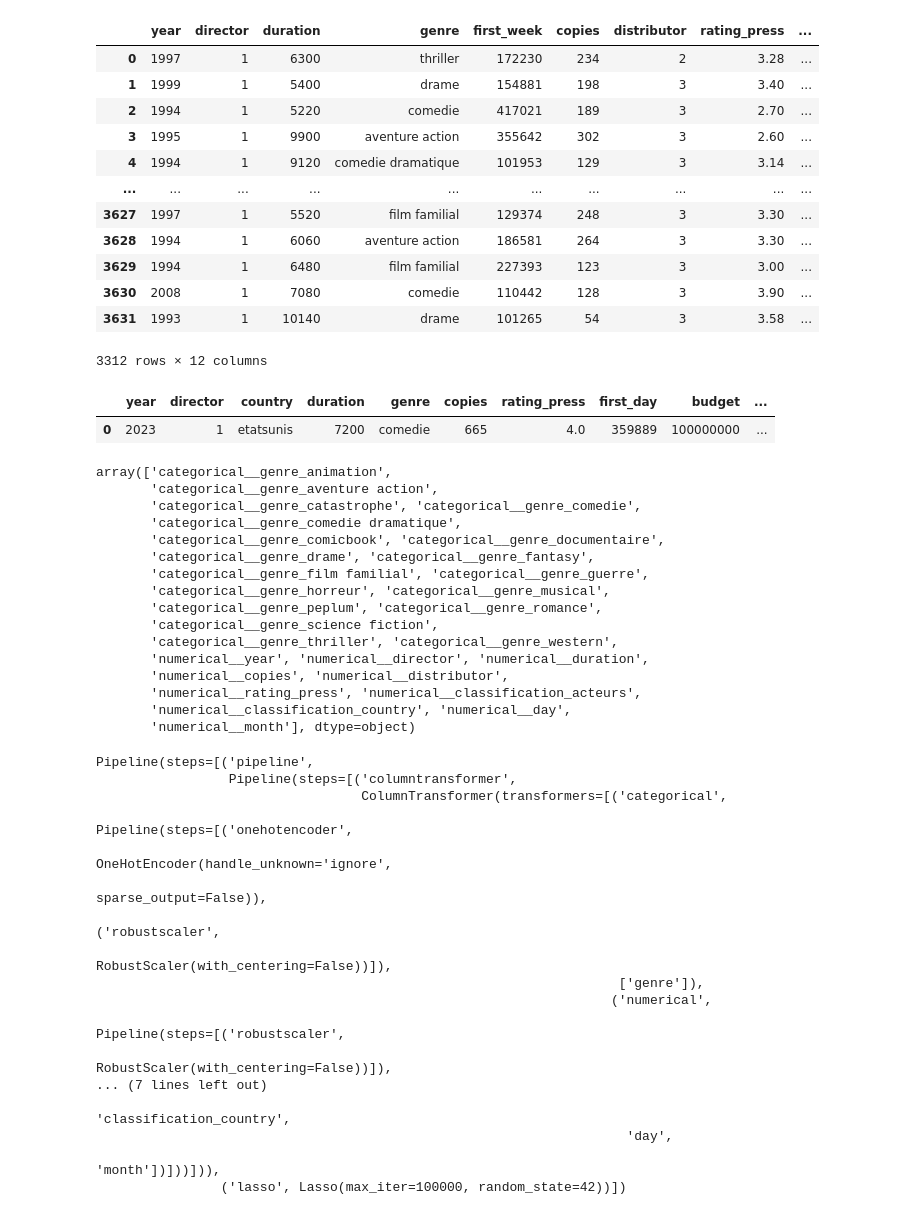
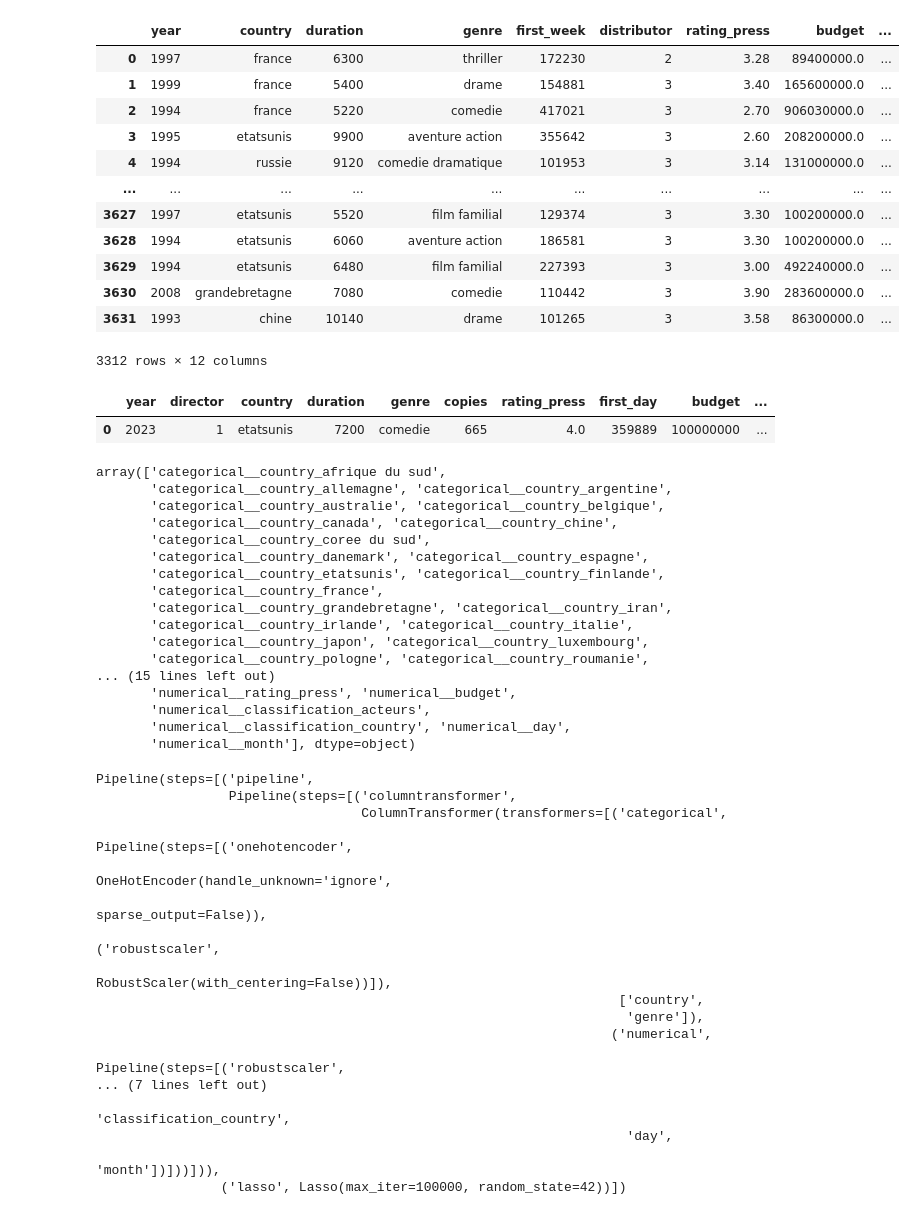
Before and after one commit to AFlo59/Brief_Popularity_Film, a Jupyter notebook: modelisation/model.ipynb, the cells around one changed output. Cells and saved outputs as stored; diff of their text form; code cells hidden in the pictures.

Commit message:
BF-41 score 20% sans copie

```diff
--- a/modelisation/model.ipynb
+++ b/modelisation/model.ipynb
@@ -11,24 +11,24 @@ from catboost import CatBoostClassifier
 # %%
 data_path = "Dataset_analyse.csv"
 df = pd.read_csv(data_path)
 
+df = df.drop(['score',"title","total_spectator",'director',"copies","hebdo_rank","first_day","first_weekend","rating_public","casting","visa","award","lang"], axis=1)
 df = df.dropna()
-df = df.drop(["title","total_spectator",'country',"hebdo_rank","first_day",'budget',"first_weekend","rating_public","casting","visa","award","lang"], axis=1)
 
 df
 # %% [output]
-|  | year | director | duration | genre | first_week | copies | distributor | rating_press | ... |
-| 0 | 1997 | 1 | 6300 | thriller | 172230 | 234 | 2 | 3.28 | ... |
-| 1 | 1999 | 1 | 5400 | drame | 154881 | 198 | 3 | 3.40 | ... |
-| 2 | 1994 | 1 | 5220 | comedie | 417021 | 189 | 3 | 2.70 | ... |
-| 3 | 1995 | 1 | 9900 | aventure action | 355642 | 302 | 3 | 2.60 | ... |
-| 4 | 1994 | 1 | 9120 | comedie dramatique | 101953 | 129 | 3 | 3.14 | ... |
+|  | year | country | duration | genre | first_week | distributor | rating_press | budget | ... |
+| 0 | 1997 | france | 6300 | thriller | 172230 | 2 | 3.28 | 89400000.0 | ... |
+| 1 | 1999 | france | 5400 | drame | 154881 | 3 | 3.40 | 165600000.0 | ... |
+| 2 | 1994 | france | 5220 | comedie | 417021 | 3 | 2.70 | 906030000.0 | ... |
+| 3 | 1995 | etatsunis | 9900 | aventure action | 355642 | 3 | 2.60 | 208200000.0 | ... |
+| 4 | 1994 | russie | 9120 | comedie dramatique | 101953 | 3 | 3.14 | 131000000.0 | ... |
 | ... | ... | ... | ... | ... | ... | ... | ... | ... | ... |
-| 3627 | 1997 | 1 | 5520 | film familial | 129374 | 248 | 3 | 3.30 | ... |
-| 3628 | 1994 | 1 | 6060 | aventure action | 186581 | 264 | 3 | 3.30 | ... |
-| 3629 | 1994 | 1 | 6480 | film familial | 227393 | 123 | 3 | 3.00 | ... |
-| 3630 | 2008 | 1 | 7080 | comedie | 110442 | 128 | 3 | 3.90 | ... |
-| 3631 | 1993 | 1 | 10140 | drame | 101265 | 54 | 3 | 3.58 | ... |
+| 3627 | 1997 | etatsunis | 5520 | film familial | 129374 | 3 | 3.30 | 100200000.0 | ... |
+| 3628 | 1994 | etatsunis | 6060 | aventure action | 186581 | 3 | 3.30 | 100200000.0 | ... |
+| 3629 | 1994 | etatsunis | 6480 | film familial | 227393 | 3 | 3.00 | 492240000.0 | ... |
+| 3630 | 2008 | grandebretagne | 7080 | comedie | 110442 | 3 | 3.90 | 283600000.0 | ... |
+| 3631 | 1993 | chine | 10140 | drame | 101265 | 3 | 3.58 | 86300000.0 | ... |
 3312 rows × 12 columns
 # %%
 data = {
@@ -78,20 +78,21 @@ my_final_pipeline.fit(X_train)
 feature_names = my_final_pipeline.get_feature_names_out(X.columns)
 feature_names
 # %% [output]
-array(['categorical__genre_animation',
-       'categorical__genre_aventure action',
-       'categorical__genre_catastrophe', 'categorical__genre_comedie',
-       'categorical__genre_comedie dramatique',
-       'categorical__genre_comicbook', 'categorical__genre_documentaire',
-       'categorical__genre_drame', 'categorical__genre_fantasy',
-       'categorical__genre_film familial', 'categorical__genre_guerre',
-       'categorical__genre_horreur', 'categorical__genre_musical',
-       'categorical__genre_peplum', 'categorical__genre_romance',
-       'categorical__genre_science fiction',
-       'categorical__genre_thriller', 'categorical__genre_western',
-       'numerical__year', 'numerical__director', 'numerical__duration',
-       'numerical__copies', 'numerical__distributor',
-       'numerical__rating_press', 'numerical__classification_acteurs',
+array(['categorical__country_afrique du sud',
+       'categorical__country_allemagne', 'categorical__country_argentine',
+       'categorical__country_australie', 'categorical__country_belgique',
+       'categorical__country_canada', 'categorical__country_chine',
+       'categorical__country_coree du sud',
+       'categorical__country_danemark', 'categorical__country_espagne',
+       'categorical__country_etatsunis', 'categorical__country_finlande',
+       'categorical__country_france',
+       'categorical__country_grandebretagne', 'categorical__country_iran',
+       'categorical__country_irlande', 'categorical__country_italie',
+       'categorical__country_japon', 'categorical__country_luxembourg',
+       'categorical__country_pologne', 'categorical__country_roumanie',
+... (15 lines left out)
+       'numerical__rating_press', 'numerical__budget',
+       'numerical__classification_acteurs',
        'numerical__classification_country', 'numerical__day',
        'numerical__month'], dtype=object)
 # %%
@@ -134,10 +135,10 @@ Pipeline(steps=[('pipeline',
                                                                                                   sparse_output=False)),
                                                                                    ('robustscaler',
                                                                                     RobustScaler(with_centering=False))]),
-                                                                   ['genre']),
+                                                                   ['country',
+                                                                    'genre']),
                                                                   ('numerical',
                                                                    Pipeline(steps=[('robustscaler',
-                                                                                    RobustScaler(with_centering=False))]),
 ... (7 lines left out)
                                                                     'classification_country',
                                                                     'day',
```
Also changed, not shown: parts of 2 cells of this notebook, 2 other files.
